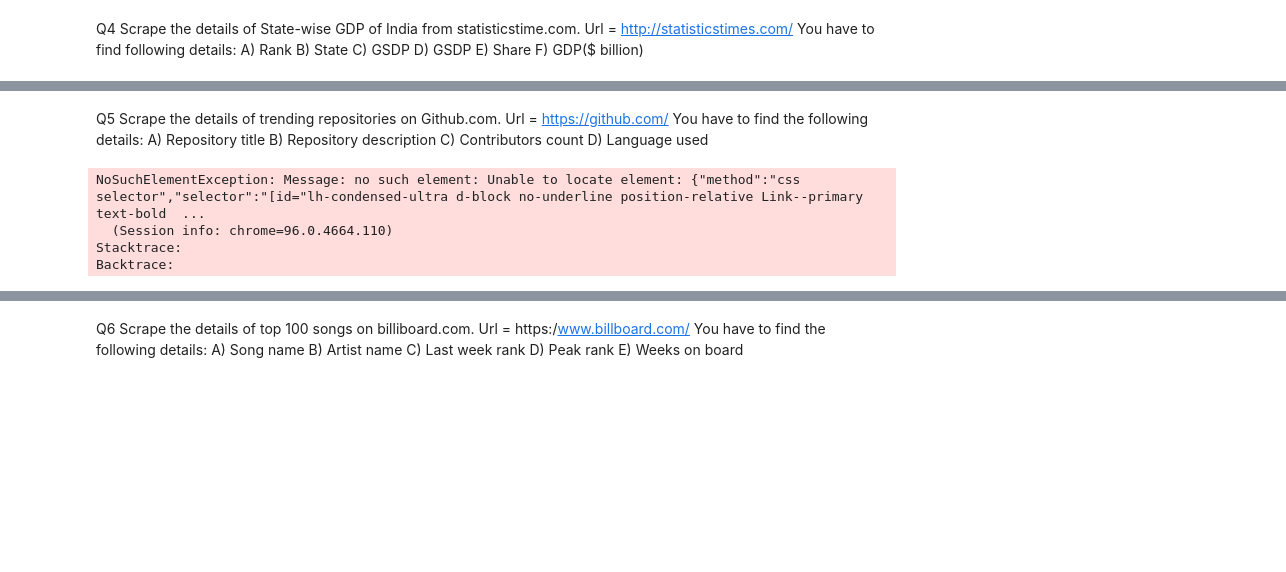
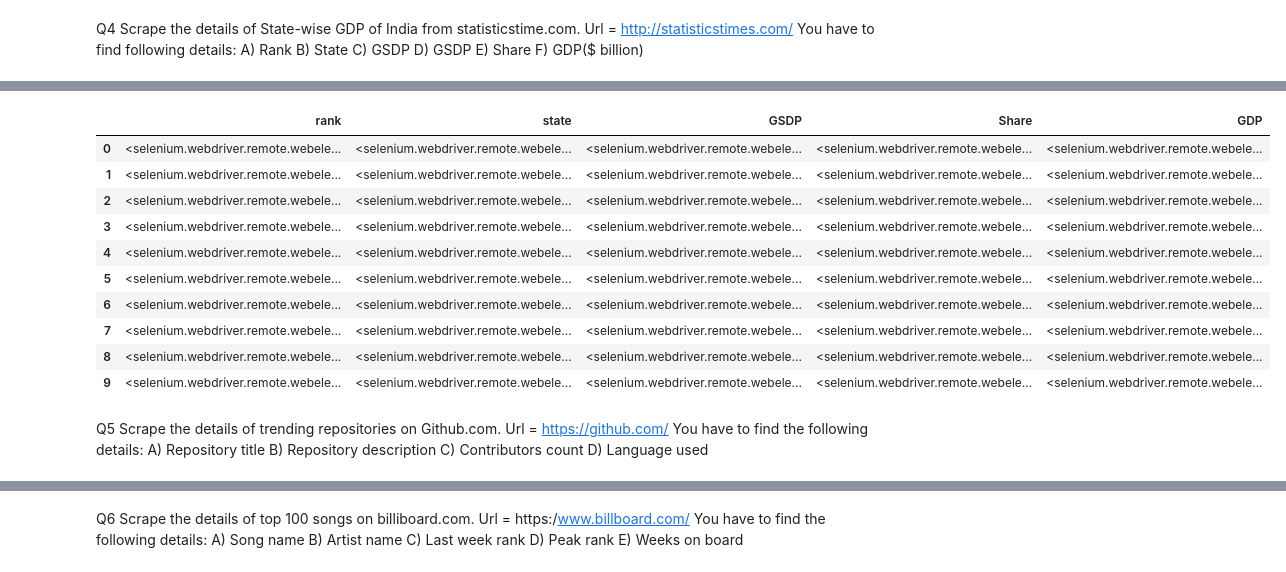
Before and after one commit to jooberislam/INTERNSHIP, a Jupyter notebook: Assignment 4.ipynb, the cells around one changed output, grey strips where cells are left out. Saved outputs shown, nothing was run; the diff lists cells and outputs as text; code cells hidden in the pictures; blank space fills up the shorter version.

```diff
--- a/Assignment 4.ipynb
+++ b/Assignment 4.ipynb
@@ -244,0 +273,8 @@ F) GDP($ billion)
+# %%
+state=driver.find_elements_by_xpath("//td[@class='name']")
+state[0:10]
+
+for i in state:
+    name=i.text
+    name_tags.append(name)
+state[0:10]
@@ -244,0 +292,8 @@ F) GDP($ billion)
+# %%
+GSDP=driver.find_elements_by_xpath("//td[@class='data sorting_1']")
+GSDP[0:10]
+
+for i in GSDP:
+    name=i.text
+    name_tags.append(name)
+GSDP[0:10]
@@ -244,0 +311,8 @@ F) GDP($ billion)
+# %%
+Share=driver.find_elements_by_xpath("//td[@class='data']")
+Share[0:10]
+
+for i in Share:
+    name=i.text
+    name_tags.append(name)
+Share[0:10]
@@ -244,0 +330,8 @@ F) GDP($ billion)
+# %%
+GDP=driver.find_elements_by_xpath("//td[@class='data']")
+GDP[0:10]
+
+for i in GDP:
+    name=i.text
+    name_tags.append(name)
+GDP[0:10]
@@ -245,3 +351,20 @@ F) GDP($ billion)
+# %%
+import pandas as pd
+df=pd.DataFrame({"rank":rank[0:10],"state":state[0:10],"GSDP":GSDP[0:10],
+                "Share":Share[0:10],"GDP":GDP[0:10]})
+df
+# %% [output]
+|  | rank | state | GSDP | Share | GDP |
+| 0 | <selenium.webdriver.remote.webele... | <selenium.webdriver.remote.webele... | <selenium.webdriver.remote.webele... | <selenium.webdriver.remote.webele... | <selenium.webdriver.remote.webele... |
+| 1 | <selenium.webdriver.remote.webele... | <selenium.webdriver.remote.webele... | <selenium.webdriver.remote.webele... | <selenium.webdriver.remote.webele... | <selenium.webdriver.remote.webele... |
+| 2 | <selenium.webdriver.remote.webele... | <selenium.webdriver.remote.webele... | <selenium.webdriver.remote.webele... | <selenium.webdriver.remote.webele... | <selenium.webdriver.remote.webele... |
+| 3 | <selenium.webdriver.remote.webele... | <selenium.webdriver.remote.webele... | <selenium.webdriver.remote.webele... | <selenium.webdriver.remote.webele... | <selenium.webdriver.remote.webele... |
+| 4 | <selenium.webdriver.remote.webele... | <selenium.webdriver.remote.webele... | <selenium.webdriver.remote.webele... | <selenium.webdriver.remote.webele... | <selenium.webdriver.remote.webele... |
+| 5 | <selenium.webdriver.remote.webele... | <selenium.webdriver.remote.webele... | <selenium.webdriver.remote.webele... | <selenium.webdriver.remote.webele... | <selenium.webdriver.remote.webele... |
+| 6 | <selenium.webdriver.remote.webele... | <selenium.webdriver.remote.webele... | <selenium.webdriver.remote.webele... | <selenium.webdriver.remote.webele... | <selenium.webdriver.remote.webele... |
+| 7 | <selenium.webdriver.remote.webele... | <selenium.webdriver.remote.webele... | <selenium.webdriver.remote.webele... | <selenium.webdriver.remote.webele... | <selenium.webdriver.remote.webele... |
+| 8 | <selenium.webdriver.remote.webele... | <selenium.webdriver.remote.webele... | <selenium.webdriver.remote.webele... | <selenium.webdriver.remote.webele... | <selenium.webdriver.remote.webele... |
+| 9 | <selenium.webdriver.remote.webele... | <selenium.webdriver.remote.webele... | <selenium.webdriver.remote.webele... | <selenium.webdriver.remote.webele... | <selenium.webdriver.remote.webele... |
 # %% [markdown]
 Q5 Scrape the details of trending repositories on Github.com.
 Url = https://github.com/
@@ -255,10 +378,7 @@ driver = webdriver.Chrome(r"E:\chromedriver_win32/chromedriver.exe")
 
 driver.get('https://github.com/')
 # %%
-search_field_designation=driver.find_element_by_id("lh-condensed-ultra d-block no-underline position-relative Link--primary text-bold py-2")
-search_field_location=driver.find_element_by_id('lh-condensed-ultra d-block no-underline position-relative Link--primary text-bold py-2')
+repository_title=[]
+repository_description=[]
+contribution_count=[]
+language_used=[]
-# %% [output]
-NoSuchElementException: Message: no such element: Unable to locate element: {"method":"css selector","selector":"[id="lh-condensed-ultra d-block no-underline position-relative Link--primary text-bold  ...
-  (Session info: chrome=96.0.4664.110)
-Stacktrace:
-Backtrace:
```
Also changed, not shown: parts of 16 cells of this notebook.
